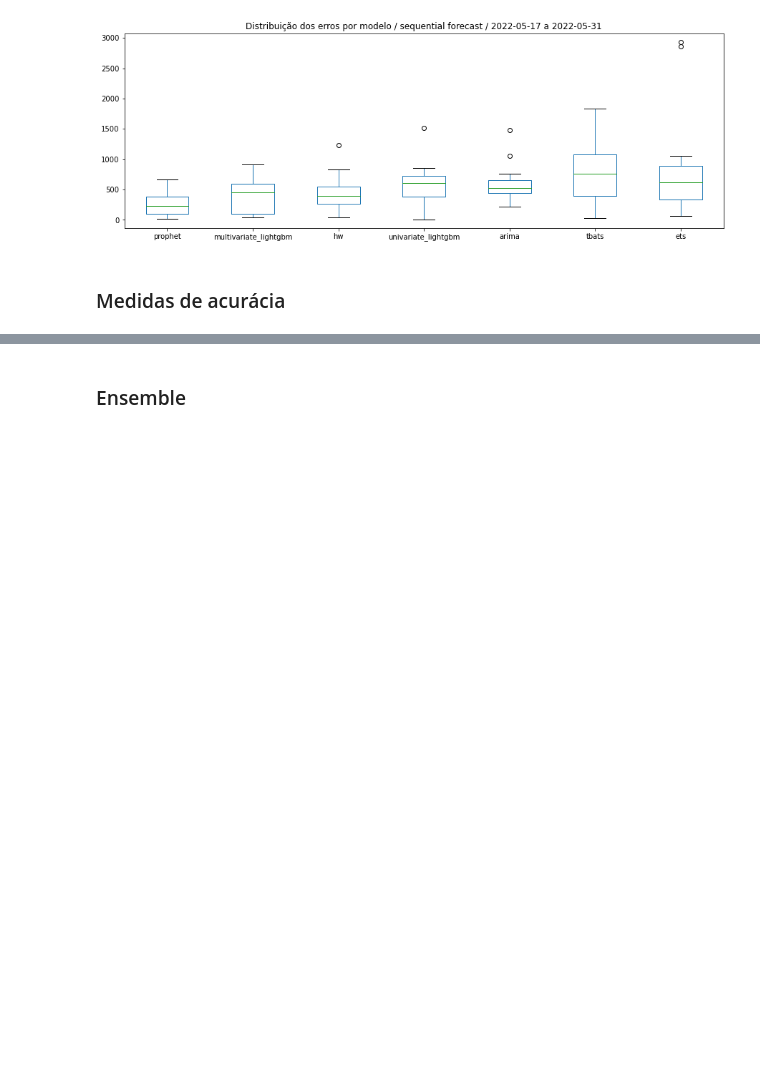
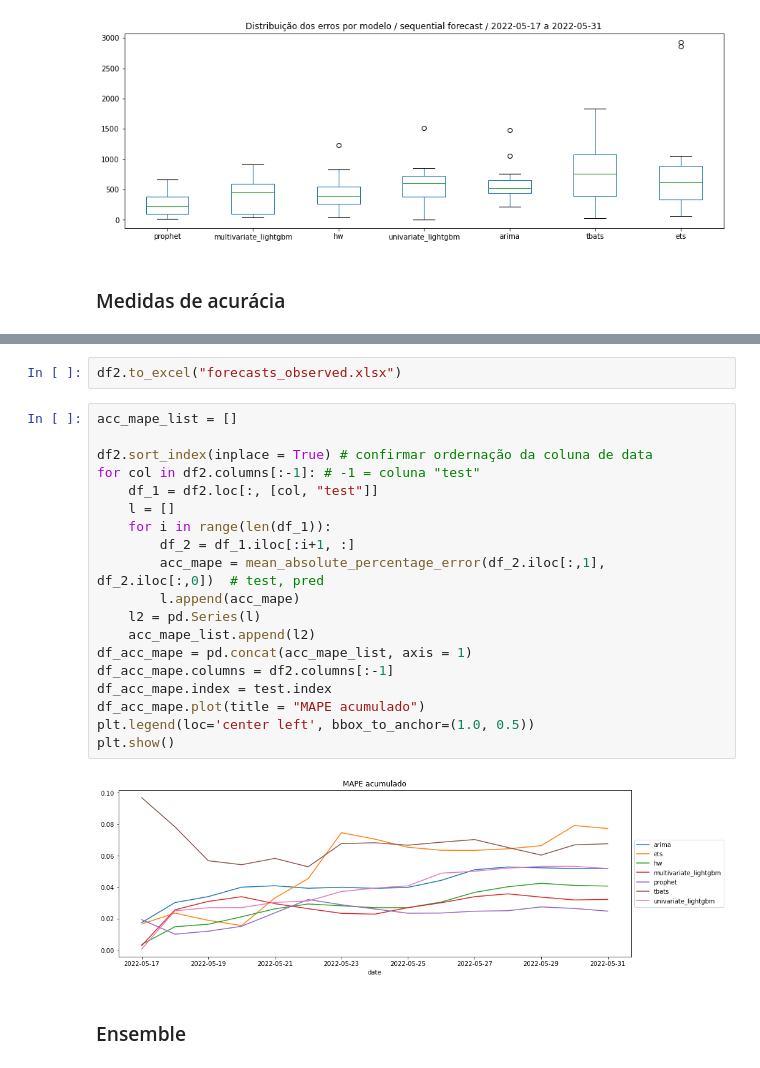
Before and after one commit to matheus-vizzotto/projecao_demanda_eletrica, a Jupyter notebook: models/forecasts/compare_fcs.ipynb, the cells around one changed output, grey strips where cells are left out. Saved outputs shown, nothing was run; the diff lists cells and outputs as text; blank space fills up the shorter version.

Commit message:
accumulated forecast MAPE

```diff
--- a/models/forecasts/compare_fcs.ipynb
+++ b/models/forecasts/compare_fcs.ipynb
@@ -137,3 +139,26 @@ plt.show()
+# %%
+df2.to_excel("forecasts_observed.xlsx")
+# %%
+acc_mape_list = []
+
+df2.sort_index(inplace = True) # confirmar ordernação da coluna de data
+for col in df2.columns[:-1]: # -1 = coluna "test"
+    df_1 = df2.loc[:, [col, "test"]]
+    l = []
+    for i in range(len(df_1)):
+        df_2 = df_1.iloc[:i+1, :]
+        acc_mape = mean_absolute_percentage_error(df_2.iloc[:,1], df_2.iloc[:,0])  # test, pred
+        l.append(acc_mape)
+    l2 = pd.Series(l)
+    acc_mape_list.append(l2)
+df_acc_mape = pd.concat(acc_mape_list, axis = 1)
+df_acc_mape.columns = df2.columns[:-1]
+df_acc_mape.index = test.index
+df_acc_mape.plot(title = "MAPE acumulado")
+plt.legend(loc='center left', bbox_to_anchor=(1.0, 0.5))
+plt.show()
+# %% [output]
+[figure, added]
 # %% [markdown]
 ### Ensemble
 # %%
```
Also changed, not shown: parts of 2 cells of this notebook.
